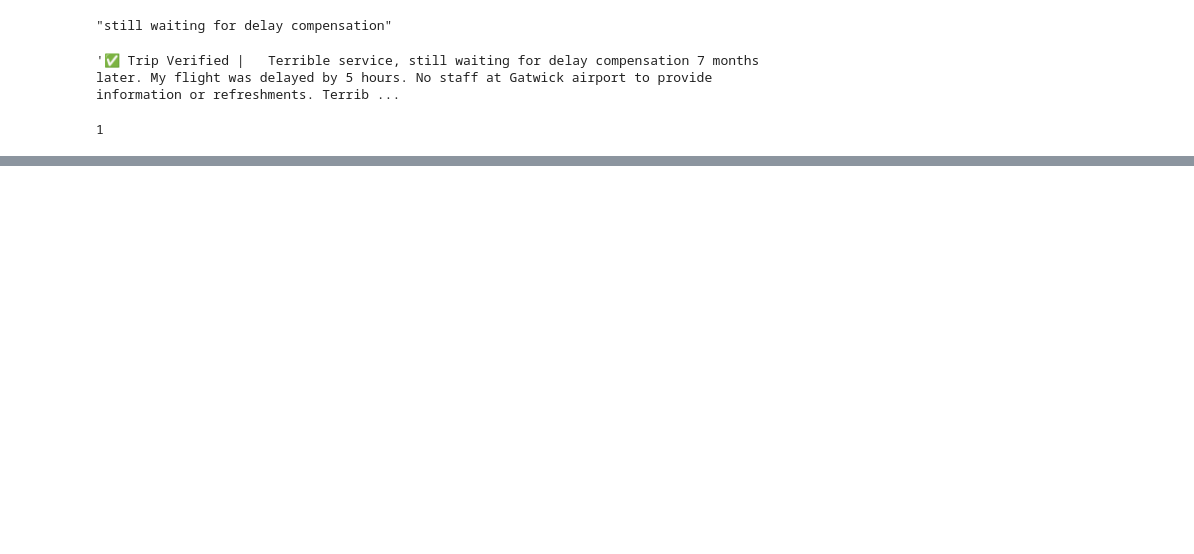
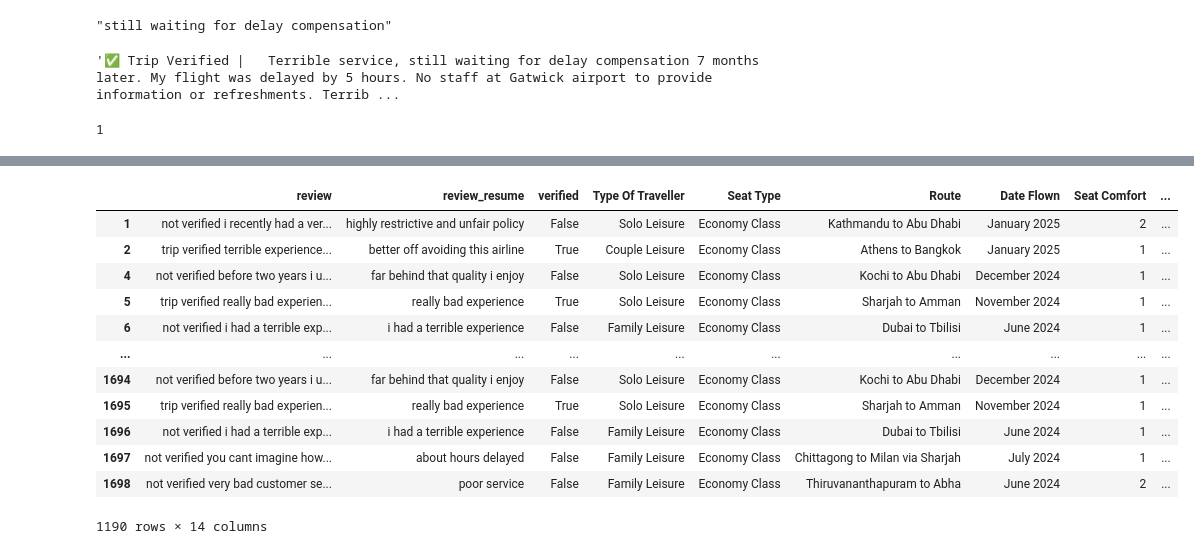
Before and after one commit to YassineSdk/Airline_reviews_crapping, a Jupyter notebook: scrapper.ipynb, the cells around one changed output, grey strips where cells are left out. Cells and saved outputs as stored; diff of their text form; code cells hidden in the pictures; blank space fills up the shorter version.

```diff
--- a/scrapper.ipynb
+++ b/scrapper.ipynb
@@ -247,0 +324,2 @@ np.int64(600)
+# %%
+df.rename(columns={'text_content':'review','resume':'review_resume'},inplace=True)
@@ -247,0 +335,23 @@ np.int64(600)
+# %%
+df['review'] = df['review'].str.replace(r'[^A-Za-z\s]', '', regex=True).str.strip()
+# %%
+df['review_resume'] = df['review_resume'].str.replace(r'[^A-Za-z\s]','',regex=True).str.strip()
+# %%
+df['review_resume'] = df['review_resume'].str.lower()
+df['review'] = df['review'].str.lower()
+# %%
+df
+# %% [output]
+|  | review | review_resume | verified | Type Of Traveller | Seat Type | Route | Date Flown | Seat Comfort | ... |
+| 1 | not verified i recently had a ver... | highly restrictive and unfair policy | False | Solo Leisure | Economy Class | Kathmandu to Abu Dhabi | January 2025 | 2 | ... |
+| 2 | trip verified terrible experience... | better off avoiding this airline | True | Couple Leisure | Economy Class | Athens to Bangkok | January 2025 | 1 | ... |
+| 4 | not verified before two years i u... | far behind that quality i enjoy | False | Solo Leisure | Economy Class | Kochi to Abu Dhabi | December 2024 | 1 | ... |
+| 5 | trip verified really bad experien... | really bad experience | True | Solo Leisure | Economy Class | Sharjah to Amman | November 2024 | 1 | ... |
+| 6 | not verified i had a terrible exp... | i had a terrible experience | False | Family Leisure | Economy Class | Dubai to Tbilisi | June 2024 | 1 | ... |
+| ... | ... | ... | ... | ... | ... | ... | ... | ... | ... |
+| 1694 | not verified before two years i u... | far behind that quality i enjoy | False | Solo Leisure | Economy Class | Kochi to Abu Dhabi | December 2024 | 1 | ... |
+| 1695 | trip verified really bad experien... | really bad experience | True | Solo Leisure | Economy Class | Sharjah to Amman | November 2024 | 1 | ... |
+| 1696 | not verified i had a terrible exp... | i had a terrible experience | False | Family Leisure | Economy Class | Dubai to Tbilisi | June 2024 | 1 | ... |
+| 1697 | not verified you cant imagine how... | about hours delayed | False | Family Leisure | Economy Class | Chittagong to Milan via Sharjah | July 2024 | 1 | ... |
+| 1698 | not verified very bad customer se... | poor service | False | Family Leisure | Economy Class | Thiruvananthapuram to Abha | June 2024 | 2 | ... |
+1190 rows × 14 columns
```
Also changed, not shown: parts of 41 cells of this notebook, 4 other files.
